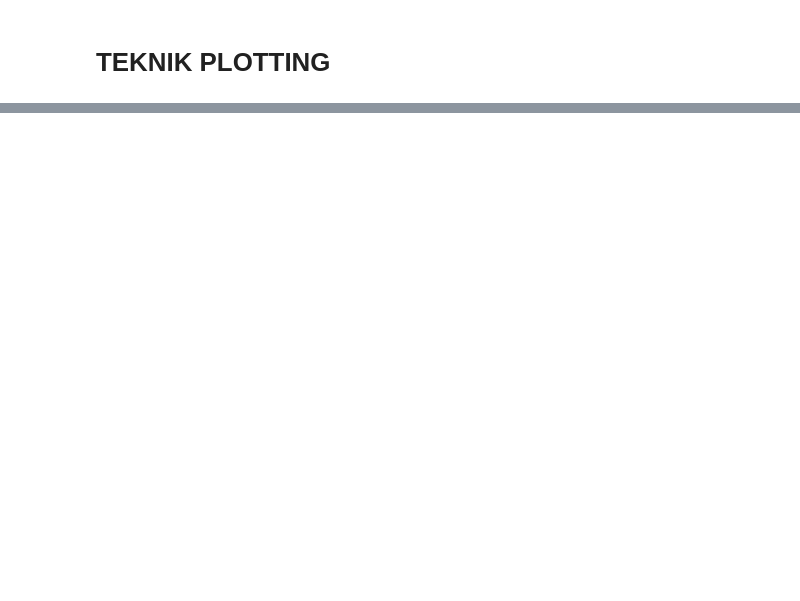
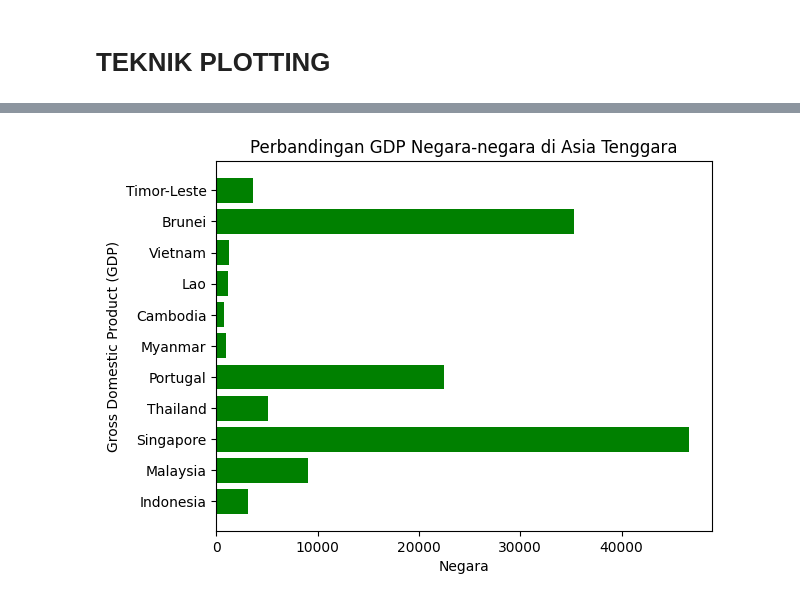
Before and after one commit to rakafebriansy/KULIAH, a Jupyter notebook: AVD2/plotting.ipynb, the cells around one changed output, grey strips where cells are left out. Drawn from its saved outputs; the diff is of its cells as text; code cells hidden in the pictures; blank space fills up the shorter version.

```diff
--- a/AVD2/plotting.ipynb
+++ b/AVD2/plotting.ipynb
@@ -30,2 +26,14 @@ plt.show()
+# %%
+#HORIZONTAL BAR GRAPHS#
+values = [negara.iloc[70,9],negara.iloc[95,9],negara.iloc[133,9],negara.iloc[148,9],negara.iloc[122,9],negara.iloc[107,9],negara.iloc[27,9],negara.iloc[84,9],negara.iloc[164,9],negara.iloc[23,9],negara.iloc[149,9]]
+labels = [negara.iloc[70,0],negara.iloc[95,0],negara.iloc[133,0],negara.iloc[148,0],negara.iloc[122,0],negara.iloc[107,0],negara.iloc[27,0],negara.iloc[84,0],negara.iloc[164,0],negara.iloc[23,0],negara.iloc[149,0]]
+
+plt.barh(labels,values,color="green")
+plt.xlabel("Negara")
+plt.ylabel("Gross Domestic Product (GDP)")
+plt.title("Perbandingan GDP Negara-negara di Asia Tenggara")
+plt.show()
+# %% [output]
+[figure, added]
 # %%
 #PIE CHART#
```
Also changed, not shown: parts of 16 cells of this notebook, 4 other files.
